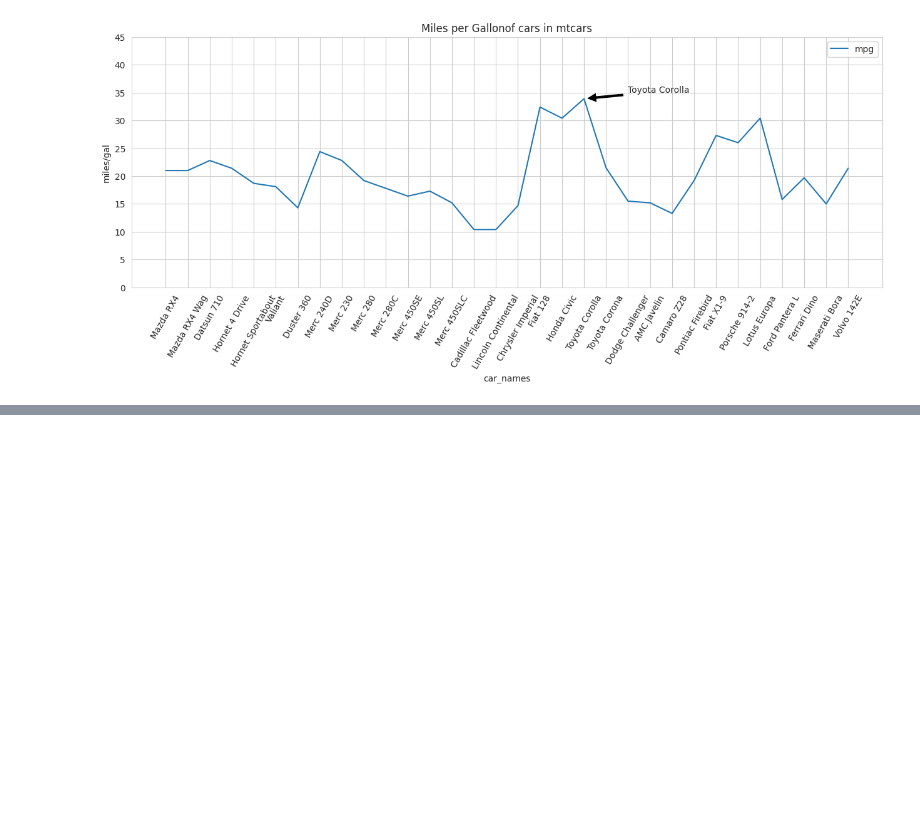
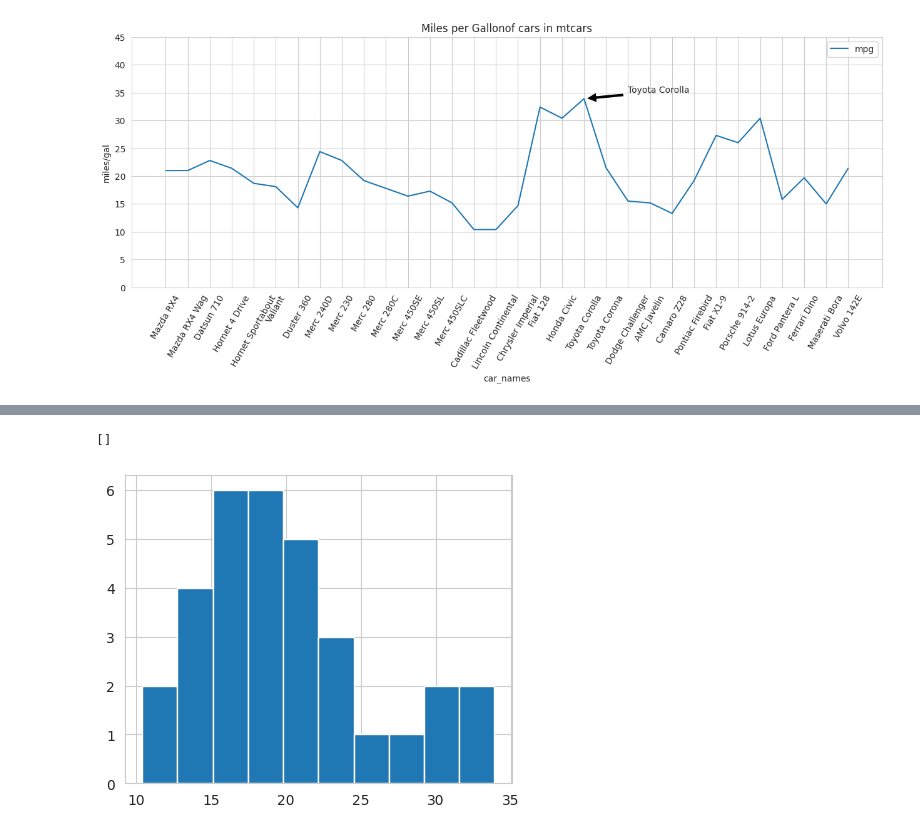
Before and after one commit to venkat56vanaparthi/data_science, a Jupyter notebook: data_visualization.ipynb, the cells around one changed output, grey strips where cells are left out. Saved outputs shown, nothing was run; the diff lists cells and outputs as text; code cells hidden in the pictures; blank space fills up the shorter version.

```diff
--- a/data_visualization.ipynb
+++ b/data_visualization.ipynb
@@ -468,0 +537,6 @@ ax.legend(loc='best')
+# %%
+plt.hist(mpg)
+plt.plot()
+# %% [output]
+[]
+[figure, added]
```
Also changed, not shown: parts of 12 cells of this notebook.
